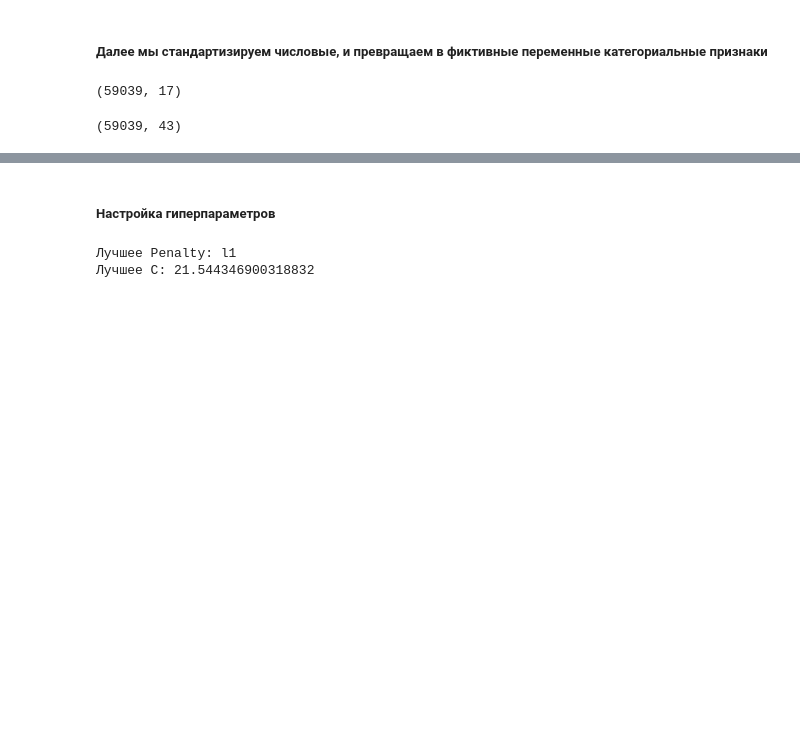
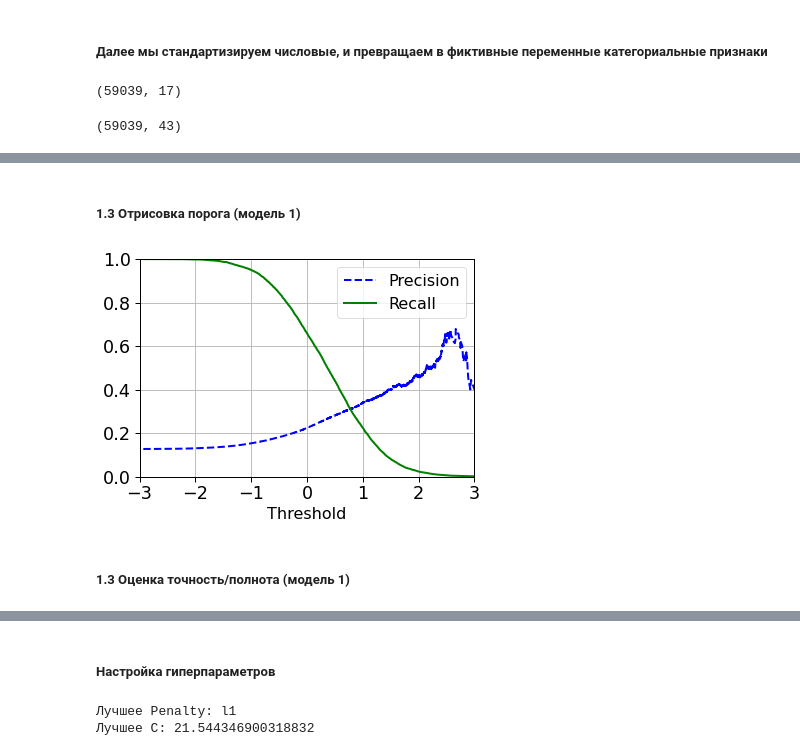
Before and after one commit to BasilPDS/CoursSF_L, a Jupyter notebook: module_5/module_5.ipynb, the cells around one changed output, grey strips where cells are left out. Drawn from its saved outputs; the diff is of its cells as text; code cells hidden in the pictures; blank space fills up the shorter version.

Commit message:
Update module_5.ipynb
Добавлена 3 модель (ручной баланс)
Функция для обзора моделей

```diff
--- a/module_5/module_5.ipynb
+++ b/module_5/module_5.ipynb
@@ -909,0 +902,11 @@ SyntaxError: invalid syntax (<ipython-input-75-cb04e855ceda>, line 1)
+# %%
+def print_precision_recall_vs_threshold(precisions, recalls, thresholds):
+    '''
+    Функция для отрисовки порога
+    '''
+    plt.plot(thresholds, precisions[:-1], "b--", label="Precision", linewidth=2)
+    plt.plot(thresholds, recalls[:-1], "g-", label="Recall", linewidth=2)
+    plt.legend(loc="upper right", fontsize=16) # Not shown in the book
+    plt.xlabel("Threshold", fontsize=16)        # Not shown
+    plt.grid(True)                              # Not shown
+    plt.axis([-3, 3, 0, 1])             # Not shown
@@ -930,3 +943,7 @@ y_pred_probs_1 = Model_1.predict_proba(X_test)
 y_pred_1_train = Model_1.predict(X_train)
 # Вероятности
 y_pred_probs_1_train = Model_1.predict_proba(X_train)
+
+# Для кривой порога
+y_scores = cross_val_predict(Model_1, X_train, y_train, cv=3, method="decision_function")
+precisions, recalls, thresholds = precision_recall_curve(y_train, y_scores)
@@ -1158,0 +956,8 @@ def print_ROC_AUC(Y_TRAIN, Y_PRED_TRAIN, Y_TEST, Y_PRED):
+# %% [markdown]
+##### 1.3 Отрисовка порога (модель 1)
+# %%
+print_precision_recall_vs_threshold(precisions, recalls, thresholds)
+# %% [output]
+[figure, added]
+# %% [markdown]
+##### 1.3 Оценка точность/полнота (модель 1)
```
Also changed, not shown: parts of 98 cells of this notebook.
